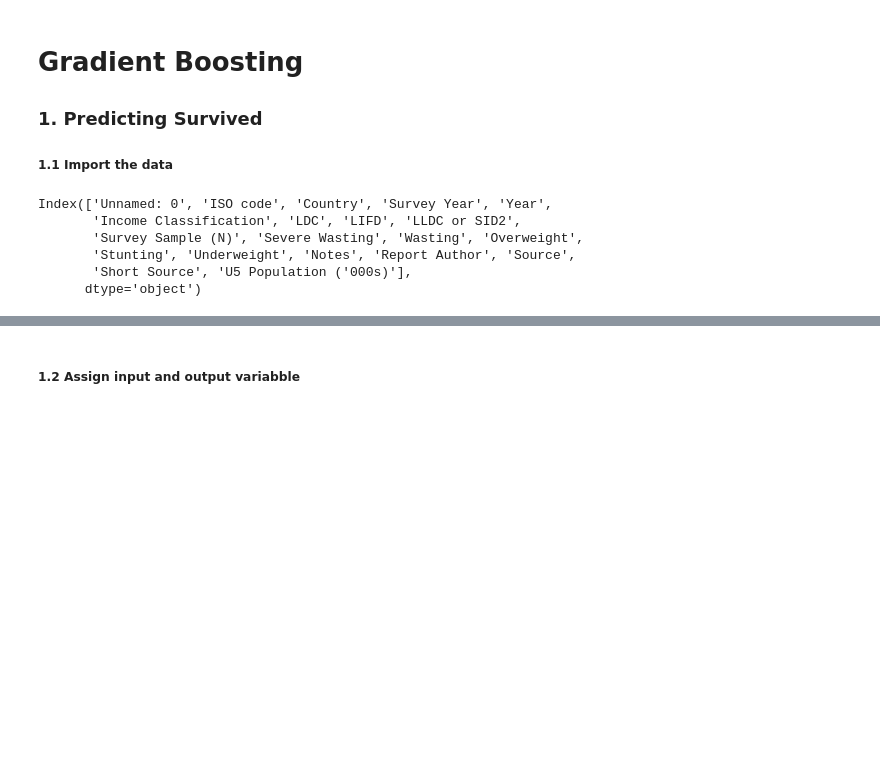
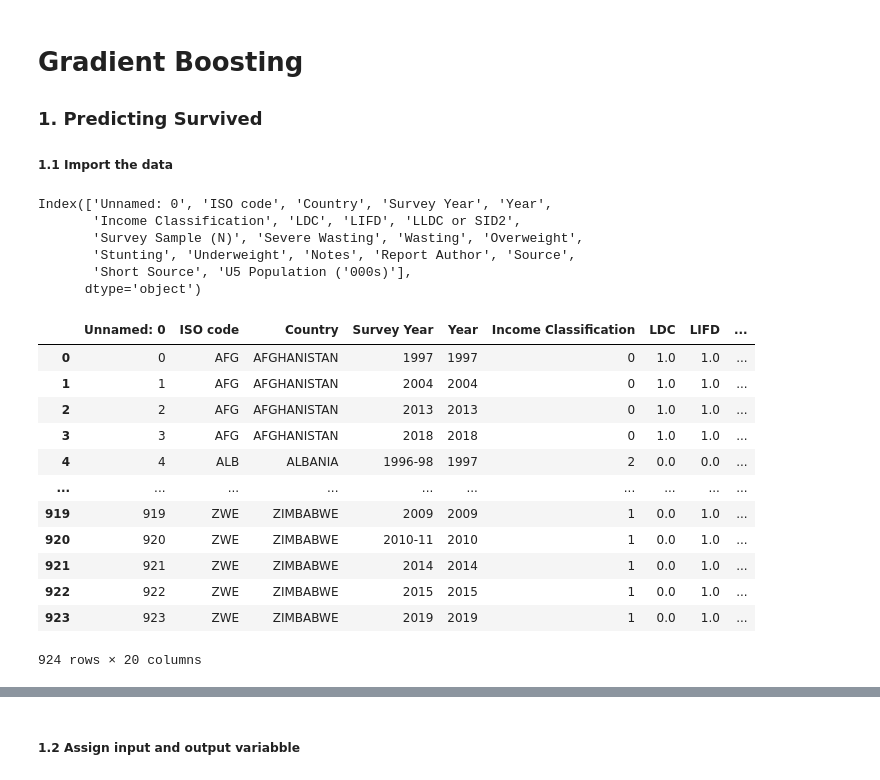
Before and after one commit to nvelardi/StuntedGrowthTuvalu, a Jupyter notebook: index.ipynb, the cells around one changed output, grey strips where cells are left out. Drawn from its saved outputs; the diff is of its cells as text; code cells hidden in the pictures; blank space fills up the shorter version.

```diff
--- a/index.ipynb
+++ b/index.ipynb
@@ -20,3 +20,19 @@ Index(['Unnamed: 0', 'ISO code', 'Country', 'Survey Year', 'Year',
        'Stunting', 'Underweight', 'Notes', 'Report Author', 'Source',
        'Short Source', 'U5 Population ('000s)'],
       dtype='object')
+# %%
+df
+# %% [output]
+|  | Unnamed: 0 | ISO code | Country | Survey Year | Year | Income Classification | LDC | LIFD | ... |
+| 0 | 0 | AFG | AFGHANISTAN | 1997 | 1997 | 0 | 1.0 | 1.0 | ... |
+| 1 | 1 | AFG | AFGHANISTAN | 2004 | 2004 | 0 | 1.0 | 1.0 | ... |
+| 2 | 2 | AFG | AFGHANISTAN | 2013 | 2013 | 0 | 1.0 | 1.0 | ... |
+| 3 | 3 | AFG | AFGHANISTAN | 2018 | 2018 | 0 | 1.0 | 1.0 | ... |
+| 4 | 4 | ALB | ALBANIA | 1996-98 | 1997 | 2 | 0.0 | 0.0 | ... |
+| ... | ... | ... | ... | ... | ... | ... | ... | ... | ... |
+| 919 | 919 | ZWE | ZIMBABWE | 2009 | 2009 | 1 | 0.0 | 1.0 | ... |
+| 920 | 920 | ZWE | ZIMBABWE | 2010-11 | 2010 | 1 | 0.0 | 1.0 | ... |
+| 921 | 921 | ZWE | ZIMBABWE | 2014 | 2014 | 1 | 0.0 | 1.0 | ... |
+| 922 | 922 | ZWE | ZIMBABWE | 2015 | 2015 | 1 | 0.0 | 1.0 | ... |
+| 923 | 923 | ZWE | ZIMBABWE | 2019 | 2019 | 1 | 0.0 | 1.0 | ... |
+924 rows × 20 columns
```
Also changed, not shown: parts of 4 cells of this notebook.
